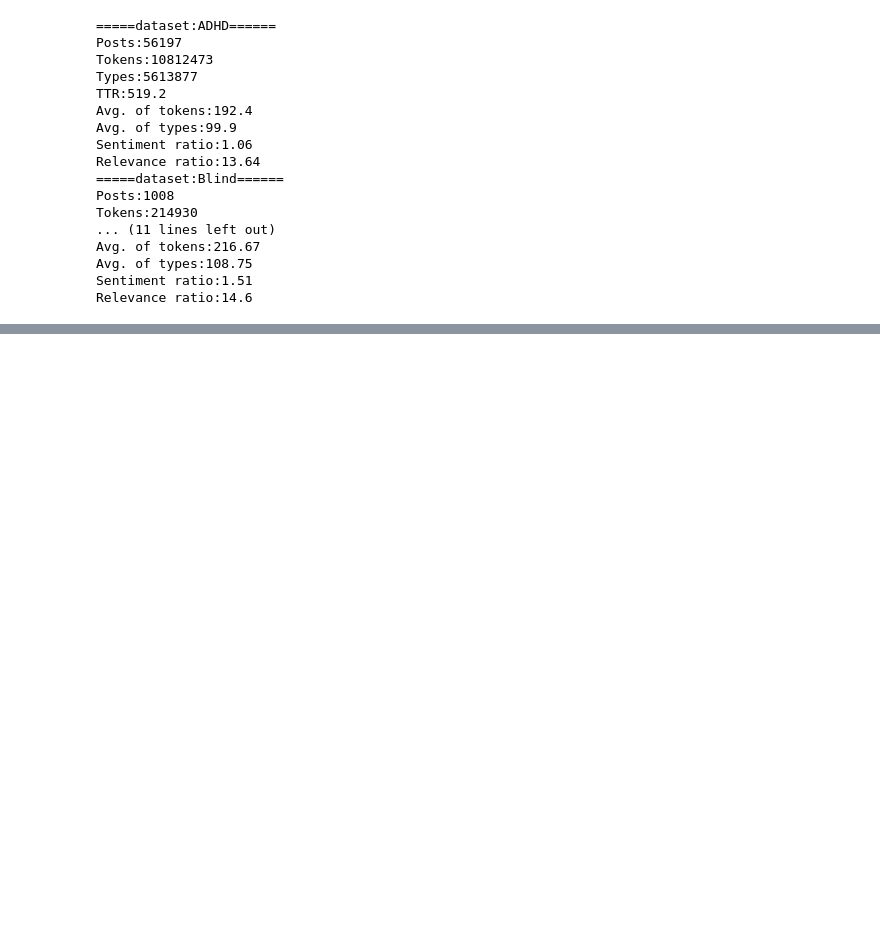
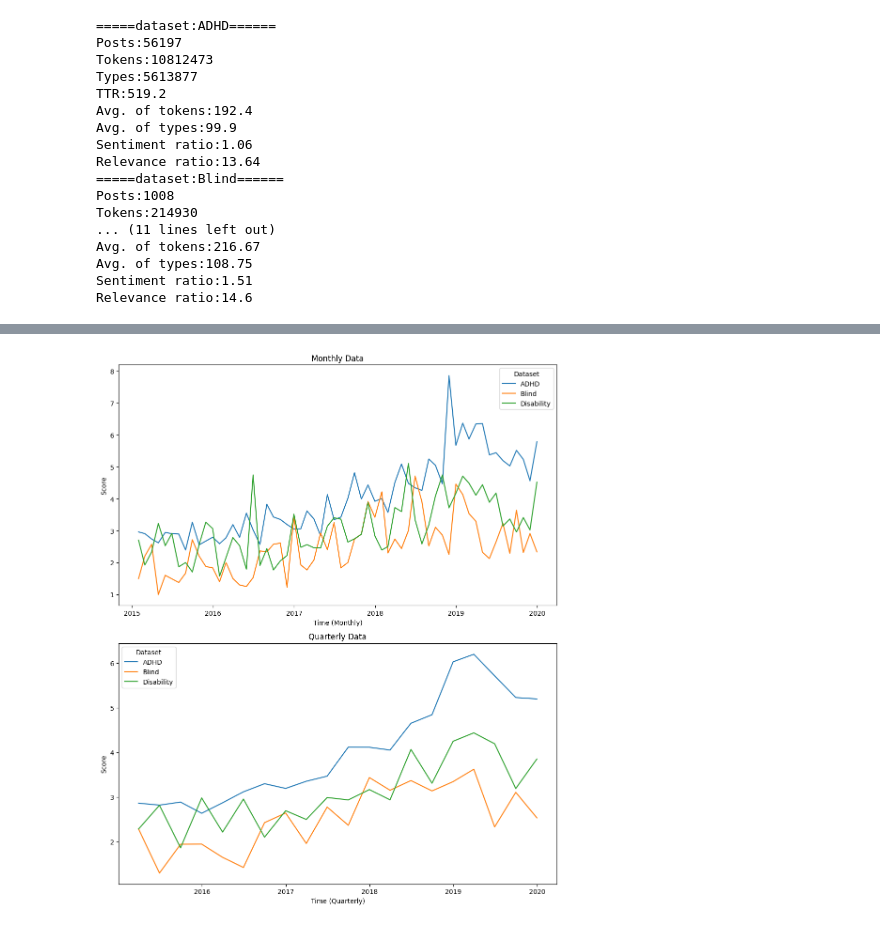
Before and after one commit to dignityc/LSCDforDisability, a Jupyter notebook: Data_reading.ipynb, the cells around one changed output, grey strips where cells are left out. Cells and saved outputs as stored; diff of their text form; code cells hidden in the pictures; blank space fills up the shorter version.

Commit message:
Data visualization update

```diff
--- a/Data_reading.ipynb
+++ b/Data_reading.ipynb
@@ -5,7 +5,7 @@ import ast
 dataset_name = ['ADHD', 'Blind', 'Disability']
 df_list = []
 for d in dataset_name:
-    df_list.append(pd.read_csv(f'datasets/2nd_filtering/{d}_relevance.csv', index_col=0))
+    df_list.append(pd.read_csv(f'datasets/2nd_filtering/{d}_sorted_set.csv', index_col=0))
 # %%
 for i, d in enumerate(dataset_name):
     df = df_list[i]
@@ -60,0 +81,13 @@ pd.DataFrame(summary)
+# %%
+#Task 1, voting, downvoting, socre ploting for three discourse
+#time plotting
+dataset_name = ['ADHD', 'Blind', 'Disability']
+#Task 1, voting, downvoting, socre ploting for three discourse
+task_plot_df = pd.DataFrame()
+for i in [0,1,2]:
+    df = df_list[i].copy()
+    df['dataset'] = dataset_name[i]
+    task_plot_df = pd.concat([task_plot_df,df[['created_utc','ups','downs','score','dataset']]], axis=0)
+task_plot_df = task_plot_df.reset_index(drop=False)
+task_plot_df.fillna(0, inplace=True)
+task_plot_df
@@ -60,0 +108,37 @@ pd.DataFrame(summary)
+# %%
+import seaborn as sns
+import matplotlib.pyplot as plt
+df = task_plot_df.copy()
+
+# Convert 'created_utc' to datetime
+df['created_utc'] = pd.to_datetime(df['created_utc'], unit='s')
+
+# Set 'created_utc' as index
+df.set_index('created_utc', inplace=True)
+
+# Group by 'dataset', resample monthly, and aggregate using mean
+monthly_data = df.groupby('dataset').resample('M').mean()
+quarterly_data = df.groupby(['dataset', pd.Grouper(freq='Q')]).mean().reset_index()
+
+# Create subplots
+fig, axes = plt.subplots(2, 1, figsize=(10, 12))
+
+# Plot monthly data
+sns.lineplot(data=monthly_data, x='created_utc', y='score', hue='dataset', ax=axes[0])
+axes[0].set_title('Monthly Data')
+axes[0].set_xlabel('Time (Monthly)')
+axes[0].set_ylabel('Score')
+axes[0].legend(title='Dataset')
+
+
+# Plot quarterly data
+sns.lineplot(data=quarterly_data, x='created_utc', y='score', hue='dataset', ax=axes[1])
+axes[1].set_title('Quarterly Data')
+axes[1].set_xlabel('Time (Quarterly)')
+axes[1].set_ylabel('Score')
+axes[1].legend(title='Dataset')
+
+plt.tight_layout()
+plt.show()
+# %% [output]
+[figure, added]
```
Also changed, not shown: parts of 9 cells of this notebook.
